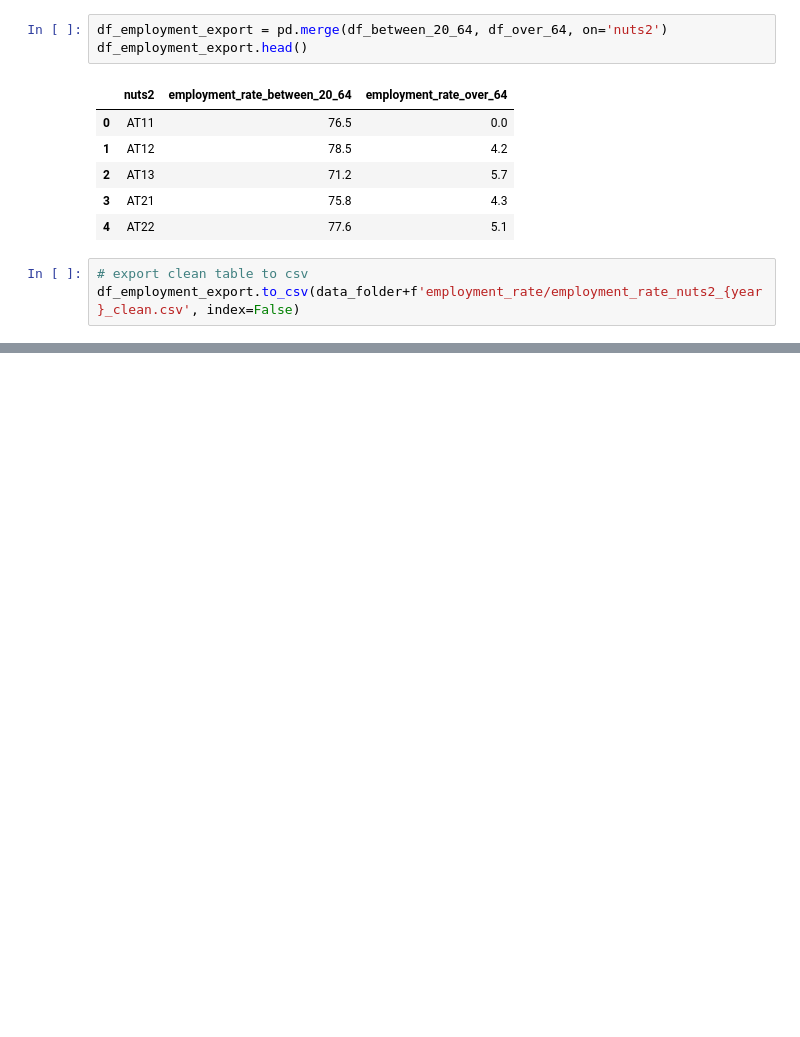
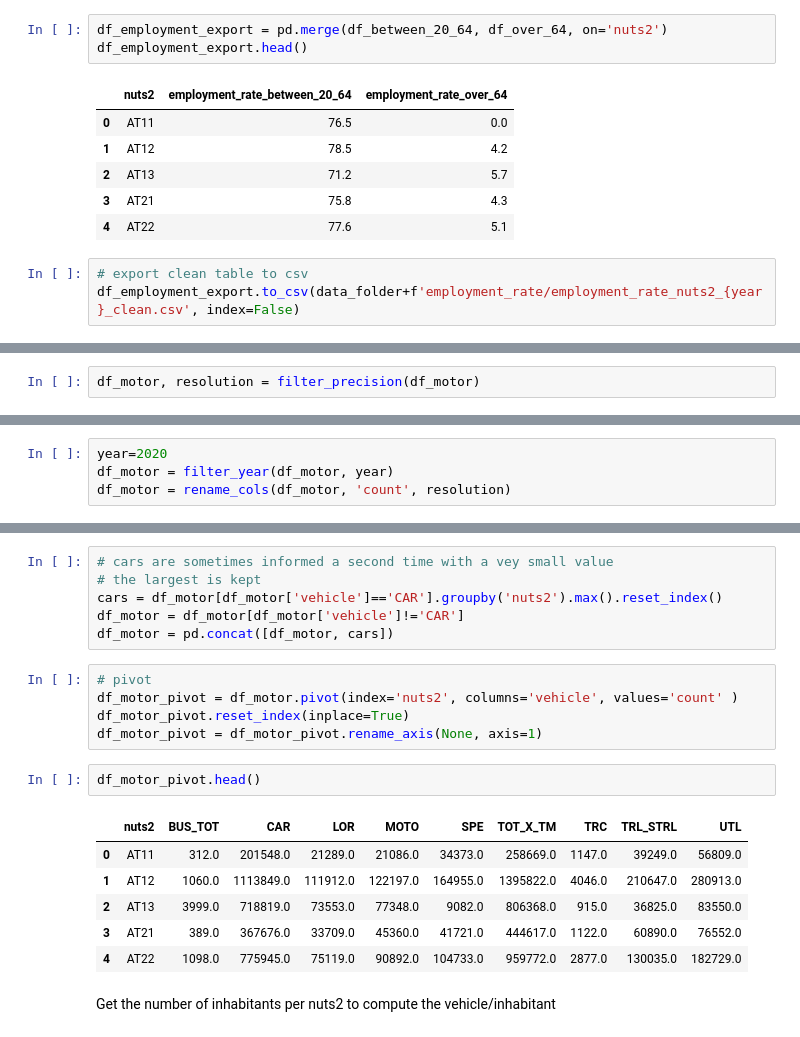
Before and after one commit to fortelex/hiveline, a Jupyter notebook: origin-destination/data_cleaning.ipynb, the cells around one changed output, grey strips where cells are left out. Drawn from its saved outputs; the diff is of its cells as text; blank space fills up the shorter version.

```diff
--- a/origin-destination/data_cleaning.ipynb
+++ b/origin-destination/data_cleaning.ipynb
@@ -125,0 +320,2 @@ df_employment_export.to_csv(data_folder+f'employment_rate/employment_rate_nuts2_
+# %%
+df_motor, resolution = filter_precision(df_motor)
@@ -125,0 +329,4 @@ df_employment_export.to_csv(data_folder+f'employment_rate/employment_rate_nuts2_
+# %%
+year=2020
+df_motor = filter_year(df_motor, year)
+df_motor = rename_cols(df_motor, 'count', resolution)
@@ -125,0 +342,22 @@ df_employment_export.to_csv(data_folder+f'employment_rate/employment_rate_nuts2_
+# %%
+# cars are sometimes informed a second time with a vey small value
+# the largest is kept
+cars = df_motor[df_motor['vehicle']=='CAR'].groupby('nuts2').max().reset_index()
+df_motor = df_motor[df_motor['vehicle']!='CAR']
+df_motor = pd.concat([df_motor, cars])
+# %%
+# pivot
+df_motor_pivot = df_motor.pivot(index='nuts2', columns='vehicle', values='count' )
+df_motor_pivot.reset_index(inplace=True)
+df_motor_pivot = df_motor_pivot.rename_axis(None, axis=1)
+# %%
+df_motor_pivot.head()
+# %% [output]
+|  | nuts2 | BUS_TOT | CAR | LOR | MOTO | SPE | TOT_X_TM | TRC | TRL_STRL | UTL |
+| 0 | AT11 | 312.0 | 201548.0 | 21289.0 | 21086.0 | 34373.0 | 258669.0 | 1147.0 | 39249.0 | 56809.0 |
+| 1 | AT12 | 1060.0 | 1113849.0 | 111912.0 | 122197.0 | 164955.0 | 1395822.0 | 4046.0 | 210647.0 | 280913.0 |
+| 2 | AT13 | 3999.0 | 718819.0 | 73553.0 | 77348.0 | 9082.0 | 806368.0 | 915.0 | 36825.0 | 83550.0 |
+| 3 | AT21 | 389.0 | 367676.0 | 33709.0 | 45360.0 | 41721.0 | 444617.0 | 1122.0 | 60890.0 | 76552.0 |
+| 4 | AT22 | 1098.0 | 775945.0 | 75119.0 | 90892.0 | 104733.0 | 959772.0 | 2877.0 | 130035.0 | 182729.0 |
+# %% [markdown]
+Get the number of inhabitants per nuts2 to compute the vehicle/inhabitant
```
Also changed, not shown: parts of 58 cells of this notebook, 51 other files.
